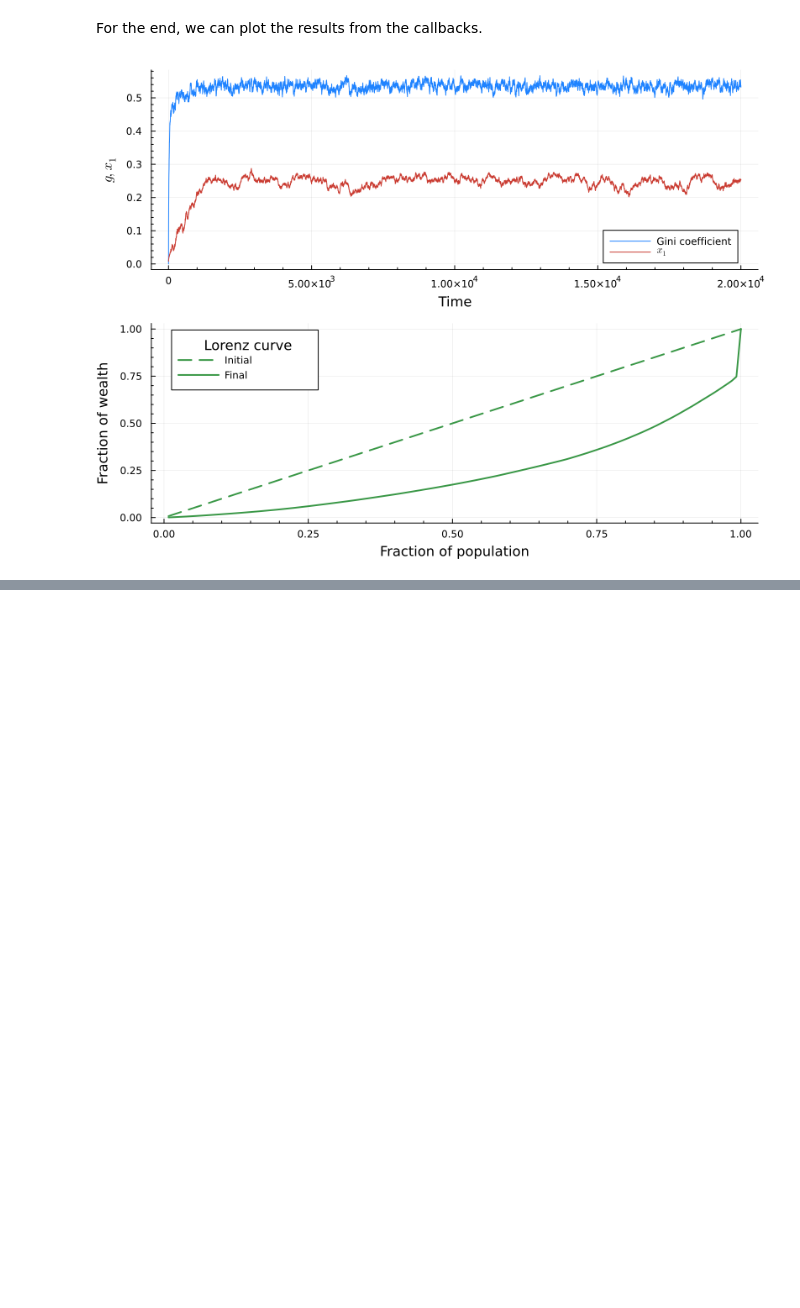
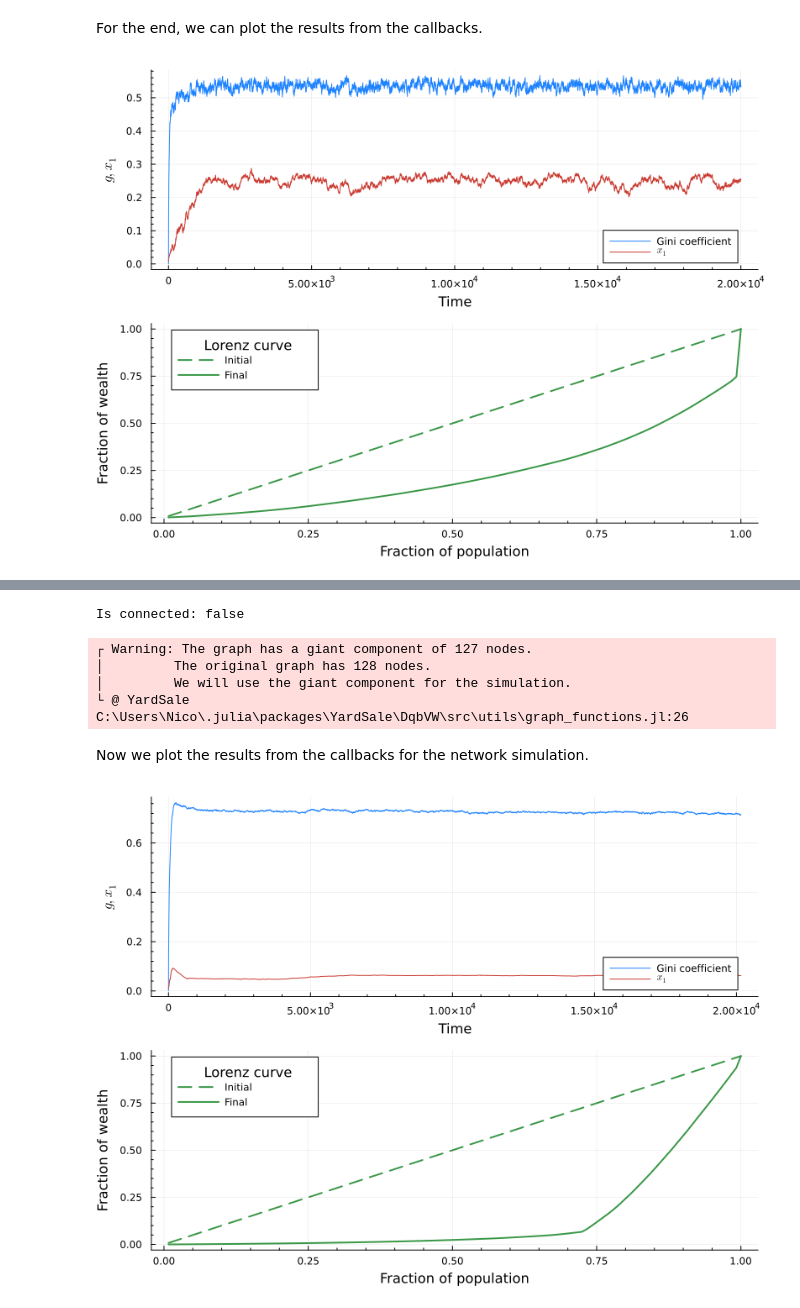
Before and after one commit to nicolasvazquez95/YardSale.jl, a Jupyter notebook: tutorials/using_callbacks.ipynb, the cells around one changed output, grey strips where cells are left out. Drawn from its saved outputs; the diff is of its cells as text; code cells hidden in the pictures; blank space fills up the shorter version.

```diff
--- a/tutorials/using_callbacks.ipynb
+++ b/tutorials/using_callbacks.ipynb
@@ -67,0 +81,56 @@ display(p)
+# %%
+N = 128
+k_mean = 8
+# Seed for the disconnected random graph (check disconnection with is_connected(g))
+seed_er = 10
+g = erdos_renyi(N, k_mean/(N-1), seed = seed_er)
+
+println("Is connected: ", is_connected(g))
+# %% [output]
+Is connected: false
+# %%
+# Simulation parameters
+W_N = 1.0f0
+interaction_mode = "A"
+taxation_mode = "A"
+chi = 0.10f0
+zeta = 1.0f0
+f = 0.01f0
+steps = 20000 * N
+seed = 42
+
+
+callbacks = Dict(:gini => YardSale.get_gini, :x1 => YardSale.get_x1,:lorenz => YardSale.get_lorenz)
+callbacks_only = false
+;
+# %%
+# Run the simulation
+w_t, callback_results = EYSM_net_callbacks(
+    g,W_N,interaction_mode,taxation_mode,chi,zeta,f,steps,seed;
+    callbacks=callbacks,callbacks_only=callbacks_only
+)
+;
+# %% [output]
+┌ Warning: The graph has a giant component of 127 nodes.
+│         The original graph has 128 nodes.
+│         We will use the giant component for the simulation.
+└ @ YardSale C:\Users\Nico\.julia\packages\YardSale\DqbVW\src\utils\graph_functions.jl:26
+# %% [markdown]
+Now we plot the results from the callbacks for the network simulation.
+# %%
+p1 = plot(callback_results[:gini], label="Gini coefficient",minorticks=true,palette=:julia,
+        xlabel="Time", ylabel=L"g,x_1")
+plot!(p1, callback_results[:x1], label=L"x_1",minorticks=true,palette=:julia)
+
+p2 = plot(
+    (1:127) ./ 127, callback_results[:lorenz][1],color=3, ls=:dash, label="Initial",
+    minorticks=true,palette=:julia, legend_title="Lorenz curve",
+    xlabel="Fraction of population", ylabel="Fraction of wealth",lw=2
+
+    )
+plot!(p2, (1:127) ./ 127 , callback_results[:lorenz][end],color=3, label="Final", lw=2)
+
+p = plot(p1, p2, layout=(2,1), size=(800, 600))
+display(p)
+# %% [output]
+[figure, added]
```
Also changed, not shown: parts of 4 cells of this notebook, 1 other file.
